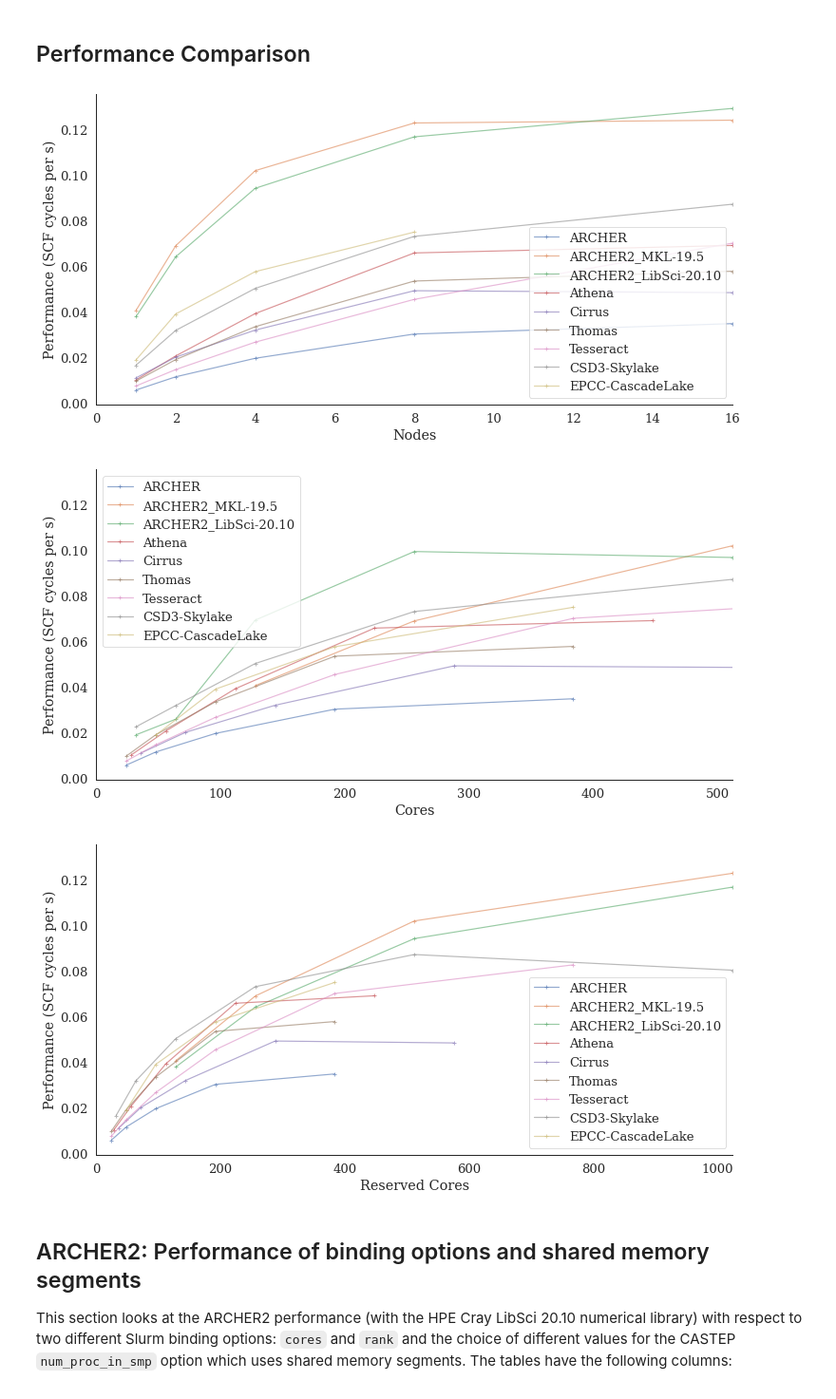
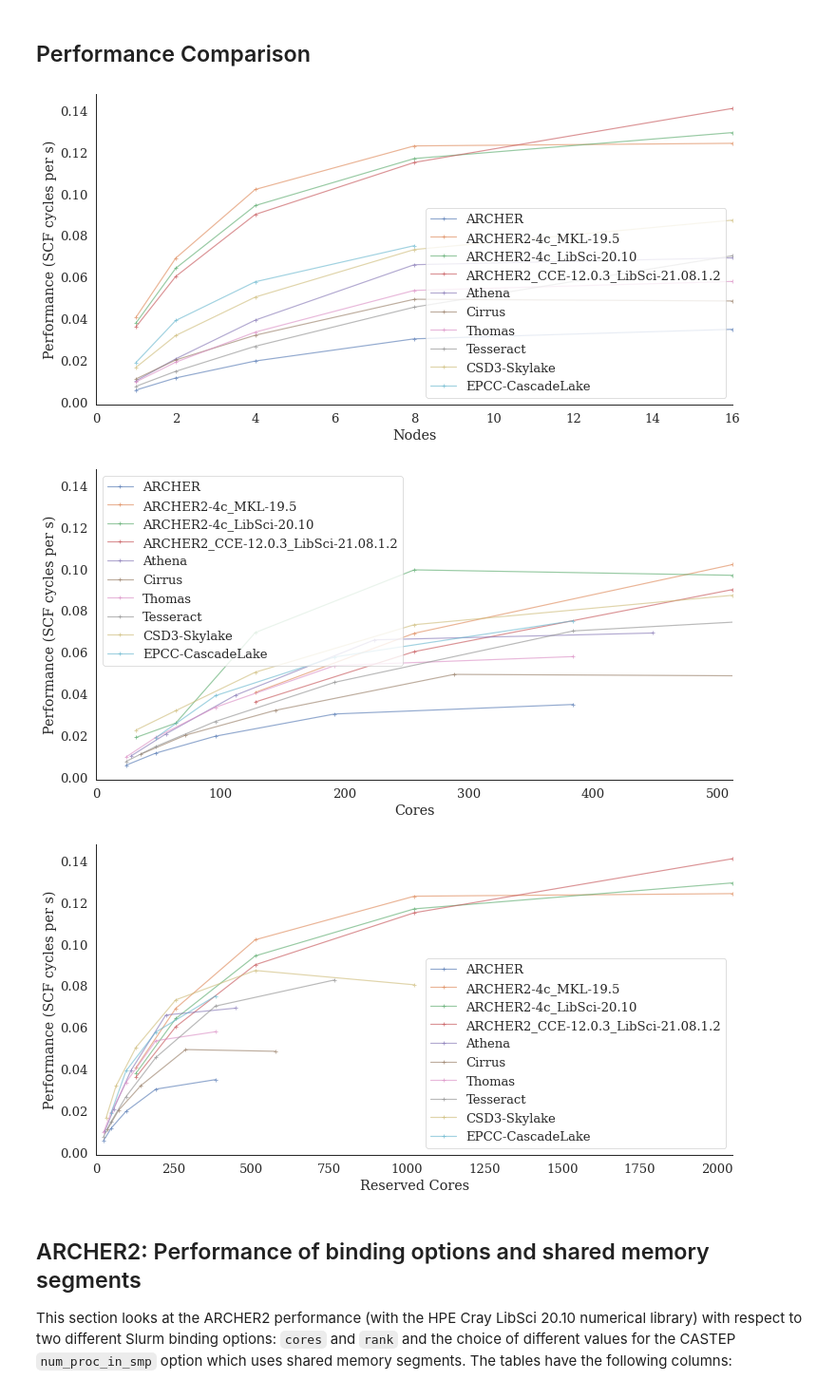
Before and after one commit to hpc-uk/archer-benchmarks, a Jupyter notebook: apps/CASTEP/analysis/CASTEP_al3x3_perf_analysis.ipynb, the cells around one changed output. Shown at 95% size. Saved outputs shown, nothing was run; the diff lists cells and outputs as text; code cells hidden in the pictures.

Commit message:
Adds ARCHER2 full system data into analysis

```diff
--- a/apps/CASTEP/analysis/CASTEP_al3x3_perf_analysis.ipynb
+++ b/apps/CASTEP/analysis/CASTEP_al3x3_perf_analysis.ipynb
@@ -36,12 +36,22 @@ sysdetails = sysinfo.getdetails('../../../systems.yaml')
 # %% [markdown]
 ## Process data
 # %%
-results = ['ARCHER','ARCHER2_MKL-19.5','ARCHER2_LibSci-20.10','Athena','Cirrus','Thomas','Tesseract','CSD3-Skylake','EPCC-CascadeLake']
+results = ['ARCHER',
+           'ARCHER2-4c_MKL-19.5',
+           'ARCHER2-4c_LibSci-20.10',
+           'ARCHER2_CCE-12.0.3_LibSci-21.08.1.2',
+           'Athena',
+           'Cirrus',
+           'Thomas',
+           'Tesseract',
+           'CSD3-Skylake',
+           'EPCC-CascadeLake']
 # Mapping of results subdirectories to system definitions
 systems = {
     'ARCHER': 'ARCHER',
-    'ARCHER2_MKL-19.5': 'ARCHER2',
-    'ARCHER2_LibSci-20.10': 'ARCHER2',
+    'ARCHER2-4c_MKL-19.5': 'ARCHER2',
+    'ARCHER2-4c_LibSci-20.10': 'ARCHER2',
+    'ARCHER2_CCE-12.0.3_LibSci-21.08.1.2': 'ARCHER2',
     'Athena': 'Athena',
     'Cirrus': 'Cirrus',
     'Thomas': 'Thomas',
@@ -100,7 +161,7 @@ plt.ylabel('Performance (SCF cycles per s)')
 plt.legend(loc='best')
 sns.despine()
 # %% [output]
-[figure, old version]
+[figure, new version]
 # %%
 for res in results:
     plt.plot(cores[res], perf_cores[res], '-+', label=names[res], alpha=0.6)
@@ -110,19 +171,19 @@ plt.ylabel('Performance (SCF cycles per s)')
 plt.legend(loc='best')
 sns.despine()
 # %% [output]
-[figure, old version]
+[figure, new version]
 # %%
 perf_totcores = {}
 for res in results:
     totcores = [n * cpn[res] for n in nodes[res]]
     plt.plot(totcores, perf_nodes[res], '-+', label=names[res], alpha=0.6)
-plt.xlim((0,1024))
+plt.xlim((0,2048))
 plt.xlabel('Reserved Cores')
 plt.ylabel('Performance (SCF cycles per s)')
 plt.legend(loc='best')
 sns.despine()
 # %% [output]
-[figure, old version]
+[figure, new version]
 # %% [markdown]
 ## ARCHER2: Performance of binding options and shared memory segments
 
```
Also changed, not shown: parts of 1 cell of this notebook.
